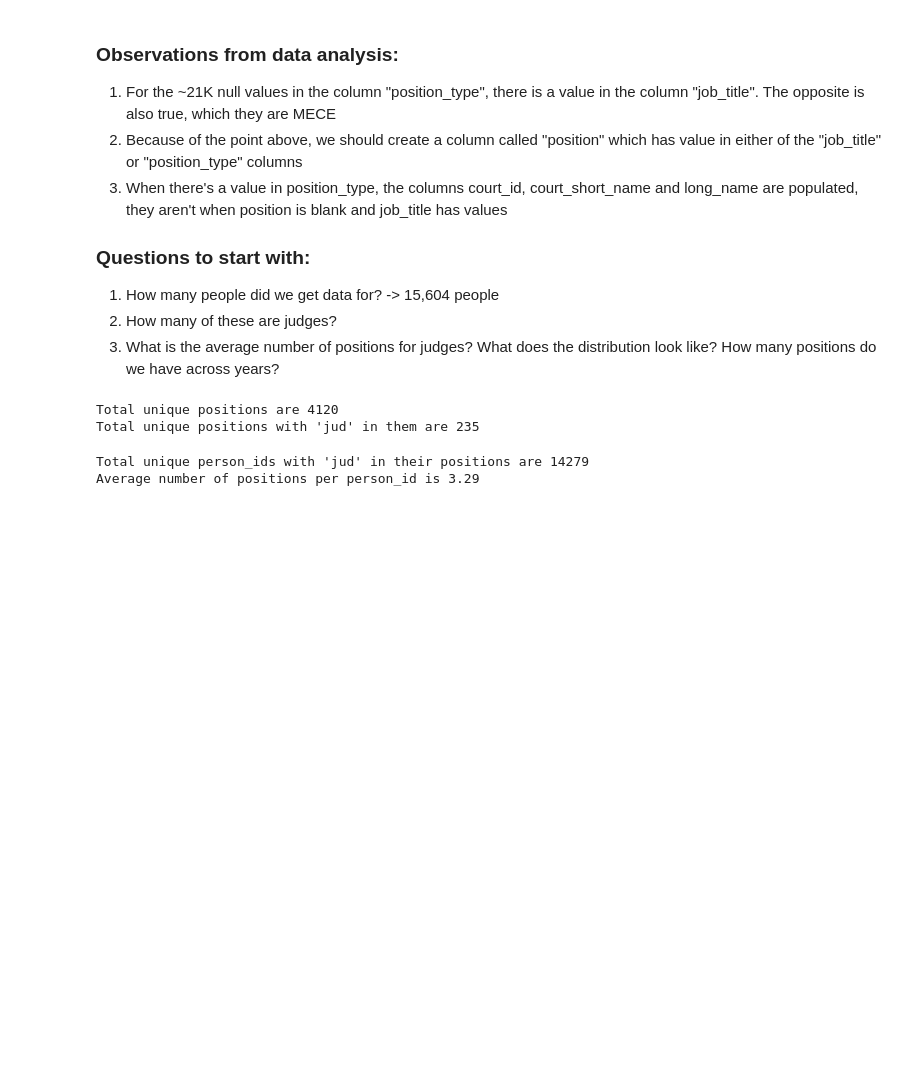
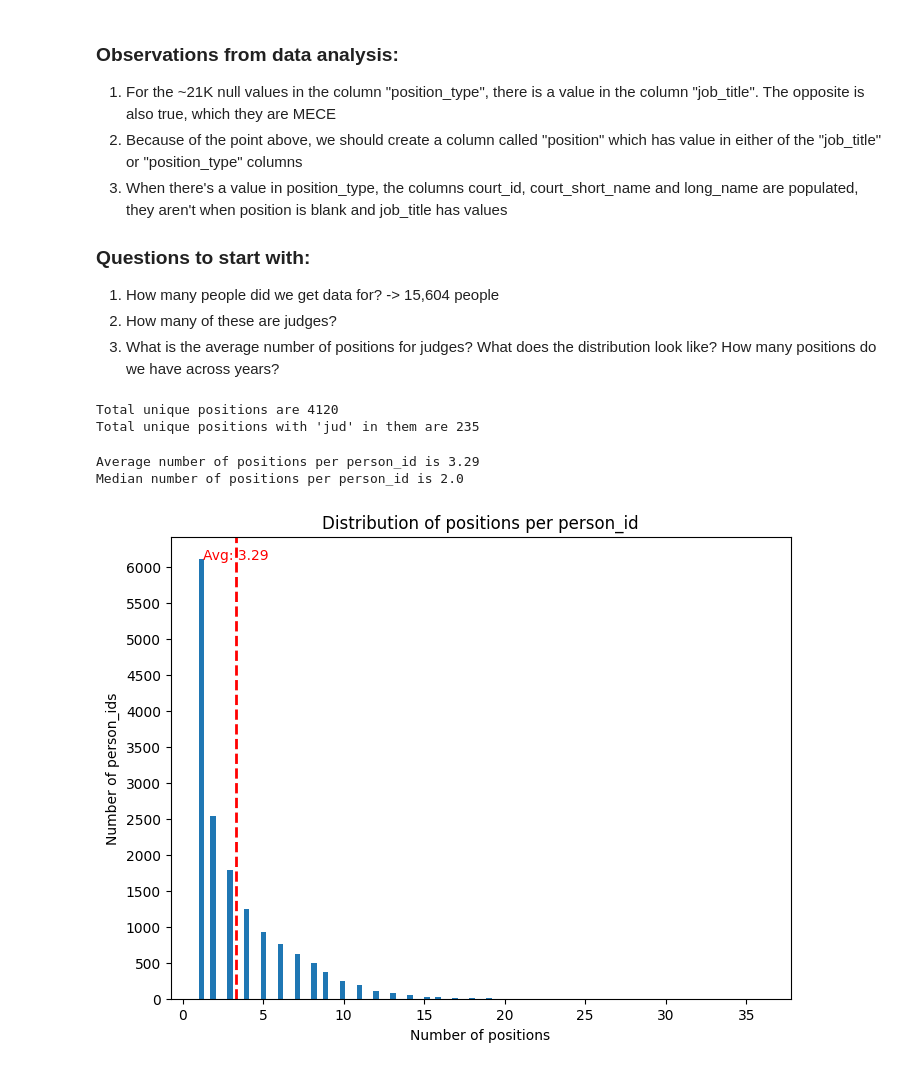
Before and after one commit to eshanprashar/judges-conflicts, a Jupyter notebook: scripts/analysis/00_persons_positions.ipynb, the cells around one changed output. Cells and saved outputs as stored; diff of their text form; code cells hidden in the pictures; blank space fills up the shorter version.

```diff
--- a/scripts/analysis/00_persons_positions.ipynb
+++ b/scripts/analysis/00_persons_positions.ipynb
@@ -122,13 +127,34 @@ print(f"Total unique positions with 'jud' in them are {df_persons_positions[df_p
 Total unique positions are 4120
 Total unique positions with 'jud' in them are 235
 # %%
-# Now let's count unique number of unique person_ids with the string "jud" in their positions
-num_judges = df_persons_positions[df_persons_positions['position'].str.contains('jud', na=False)]['person_id'].nunique()
-print(f"Total unique person_ids with 'jud' in their positions are {num_judges}")
-
 # Let's find the average number of positions (rows) per person_id
 avg_positions = df_persons_positions.groupby('person_id').size().mean()
 print(f"Average number of positions per person_id is {avg_positions.round(2)}")
+
+# Let's find the median number of positions per person_id
+median_positions = df_persons_positions.groupby('person_id').size().median()
+print(f"Median number of positions per person_id is {median_positions}")
 # %% [output]
-Total unique person_ids with 'jud' in their positions are 14279
 Average number of positions per person_id is 3.29
+Median number of positions per person_id is 2.0
+# %%
+# Let's also plot the distribution of rows (positions) for each person_id
+
+# Plot the distribution of rows (positions) for each person_id
+plt.figure(figsize=(8,6))
+df_persons_positions.groupby('person_id').size().plot(kind='hist', bins=100)
+plt.xlabel('Number of positions')
+plt.ylabel('Number of person_ids')
+plt.title('Distribution of positions per person_id')
+
+# Set Y-axis ticks to intervals of 500
+max_y = plt.gca().get_ylim()[1]  # Get the current upper limit of the Y-axis
+plt.yticks(range(0, int(max_y) + 1, 500))
+
+# Plot the average value as a vertical line
+plt.axvline(avg_positions, color='r', linestyle='dashed', linewidth=2)
+plt.text(avg_positions, max_y * 0.95, f'Avg: {avg_positions:.2f}', color='r', ha='center')
+
+plt.show()
+# %% [output]
+[figure, added]
```
Also changed, not shown: parts of 11 cells of this notebook, 2 other files.
